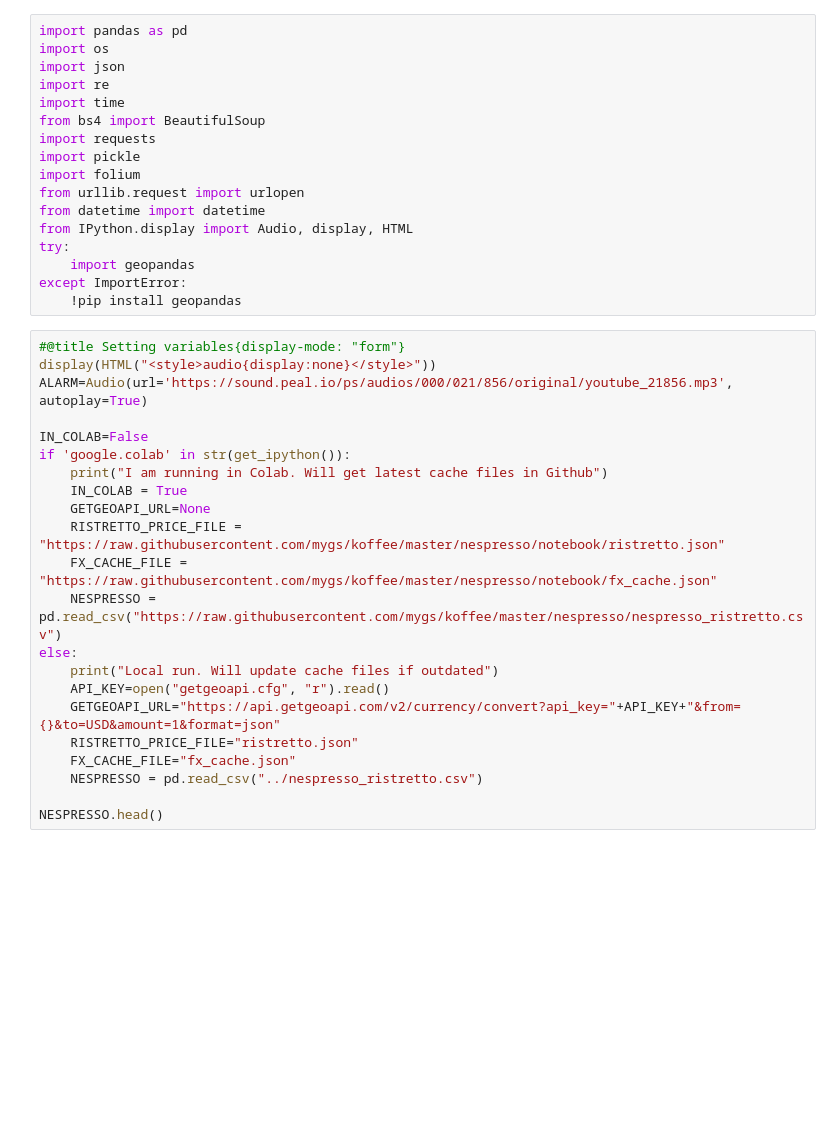
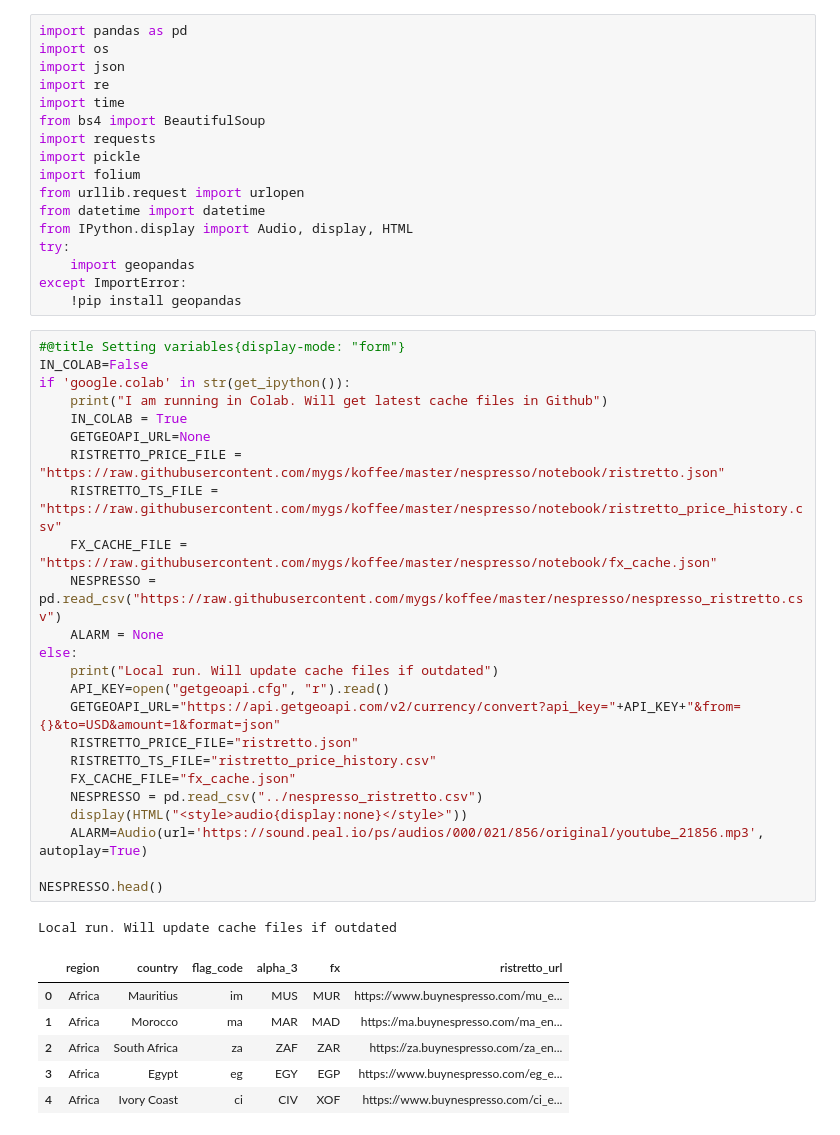
Before and after one commit to mygs/koffee, a Jupyter notebook: nespresso/notebook/ristretto_index.ipynb, the cells around one changed output. Cells and saved outputs as stored; diff of their text form; blank space fills up the shorter version.

Commit message:
ristretto index history

```diff
--- a/nespresso/notebook/ristretto_index.ipynb
+++ b/nespresso/notebook/ristretto_index.ipynb
@@ -20,26 +20,36 @@ except ImportError:
     !pip install geopandas
 # %%
 #@title Setting variables{display-mode: "form"}
-display(HTML("<style>audio{display:none}</style>"))
-ALARM=Audio(url='https://sound.peal.io/ps/audios/000/021/856/original/youtube_21856.mp3', autoplay=True)
-
 IN_COLAB=False
 if 'google.colab' in str(get_ipython()):
     print("I am running in Colab. Will get latest cache files in Github")
     IN_COLAB = True
     GETGEOAPI_URL=None
     RISTRETTO_PRICE_FILE = "https://raw.githubusercontent.com/mygs/koffee/master/nespresso/notebook/ristretto.json"
+    RISTRETTO_TS_FILE = "https://raw.githubusercontent.com/mygs/koffee/master/nespresso/notebook/ristretto_price_history.csv"
     FX_CACHE_FILE = "https://raw.githubusercontent.com/mygs/koffee/master/nespresso/notebook/fx_cache.json"
     NESPRESSO = pd.read_csv("https://raw.githubusercontent.com/mygs/koffee/master/nespresso/nespresso_ristretto.csv")
+    ALARM = None
 else:
     print("Local run. Will update cache files if outdated")
     API_KEY=open("getgeoapi.cfg", "r").read()
     GETGEOAPI_URL="https://api.getgeoapi.com/v2/currency/convert?api_key="+API_KEY+"&from={}&to=USD&amount=1&format=json"
     RISTRETTO_PRICE_FILE="ristretto.json"
+    RISTRETTO_TS_FILE="ristretto_price_history.csv"
     FX_CACHE_FILE="fx_cache.json"
     NESPRESSO = pd.read_csv("../nespresso_ristretto.csv")
+    display(HTML("<style>audio{display:none}</style>"))
+    ALARM=Audio(url='https://sound.peal.io/ps/audios/000/021/856/original/youtube_21856.mp3', autoplay=True)
 
 NESPRESSO.head()
+# %% [output]
+Local run. Will update cache files if outdated
+|  | region | country | flag_code | alpha_3 | fx | ristretto_url |
+| 0 | Africa | Mauritius | im | MUS | MUR | https://www.buynespresso.com/mu_e... |
+| 1 | Africa | Morocco | ma | MAR | MAD | https://ma.buynespresso.com/ma_en... |
+| 2 | Africa | South Africa | za | ZAF | ZAR | https://za.buynespresso.com/za_en... |
+| 3 | Africa | Egypt | eg | EGY | EGP | https://www.buynespresso.com/eg_e... |
+| 4 | Africa | Ivory Coast | ci | CIV | XOF | https://www.buynespresso.com/ci_e... |
 # %%
 #@title Scrapping Nespresso websites{display-mode: "form"}
 def get_nespresso_price(url):
```
Also changed, not shown: parts of 6 cells of this notebook, 5 other files.
